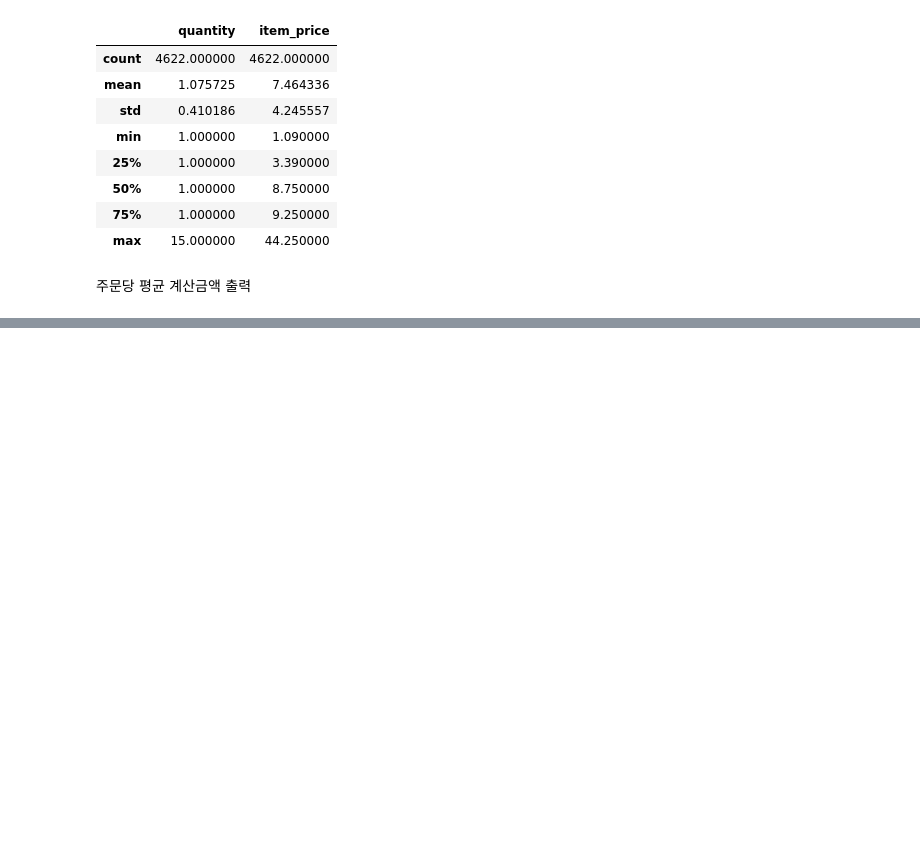
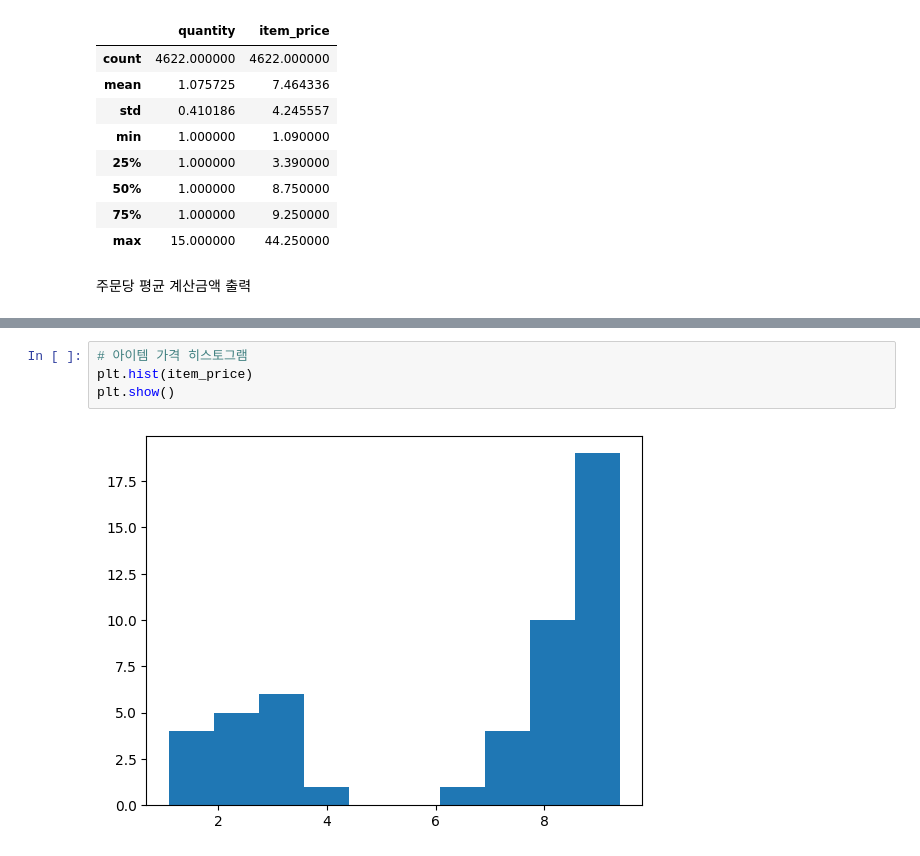
Before and after one commit to leekyuyoung202306/PYTHON, a Jupyter notebook: 12주차/[12주차]데이터분석01.ipynb, the cells around one changed output, grey strips where cells are left out. Saved outputs shown, nothing was run; the diff lists cells and outputs as text; blank space fills up the shorter version.

```diff
--- a/12주차/[12주차]데이터분석01.ipynb
+++ b/12주차/[12주차]데이터분석01.ipynb
@@ -169,0 +237,6 @@ data.describe()
+# %%
+# 아이템 가격 히스토그램
+plt.hist(item_price)
+plt.show()
+# %% [output]
+[figure, added]
```
Also changed, not shown: parts of 7 cells of this notebook.
